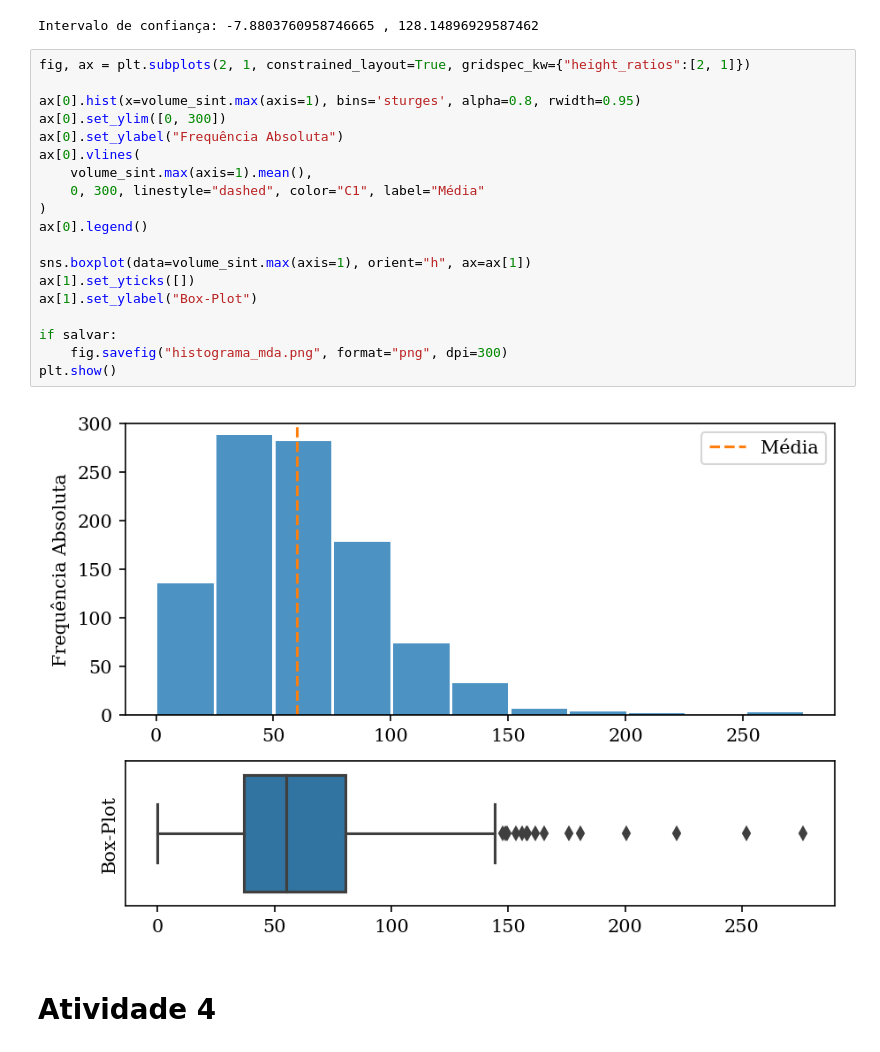
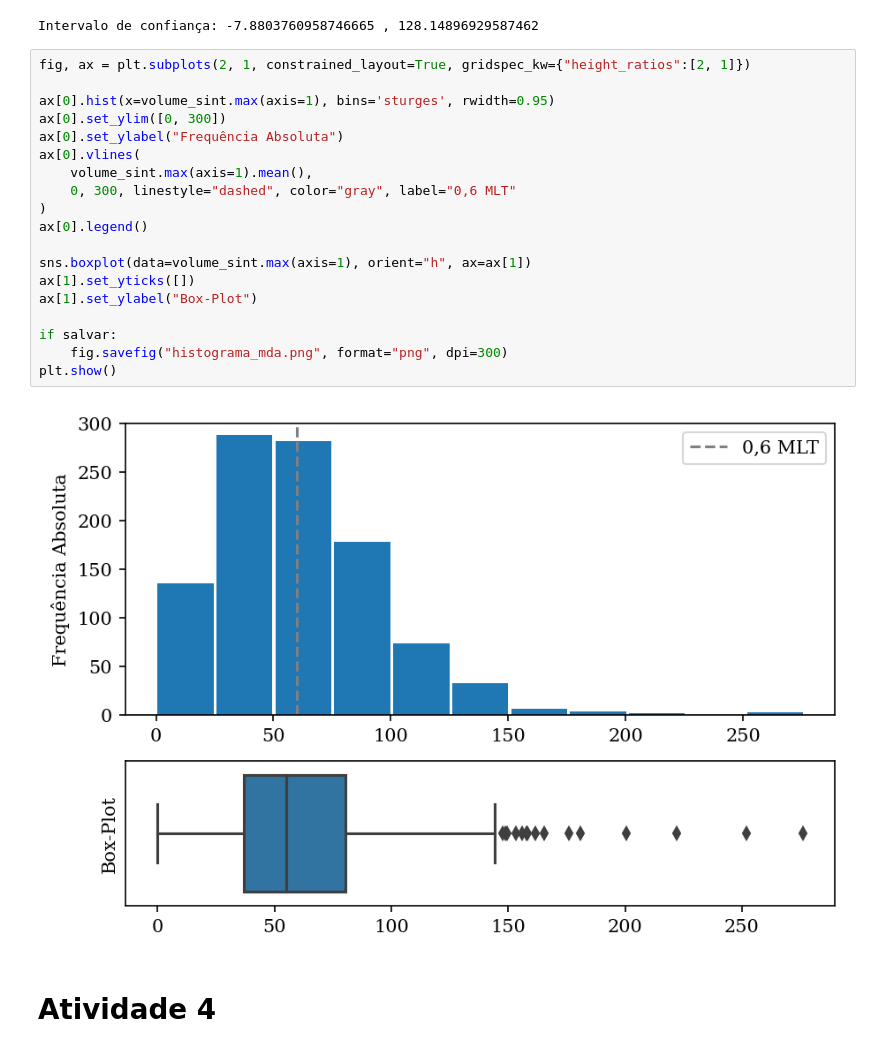
Before and after one commit to rqaita/stoch-hydro, a Jupyter notebook: atividade_estocástica.ipynb, the cells around one changed output. Drawn from its saved outputs; the diff is of its cells as text.

Commit message:
Atualização no histograma de MDA

```diff
--- a/atividade_estocástica.ipynb
+++ b/atividade_estocástica.ipynb
@@ -667,24 +667,24 @@ Intervalo de confiança: -7.8803760958746665 , 128.14896929587462
 # %%
 fig, ax = plt.subplots(2, 1, constrained_layout=True, gridspec_kw={"height_ratios":[2, 1]})
 
-ax[0].hist(x=volume_sint.max(axis=1), bins='sturges', alpha=0.8, rwidth=0.95)
+ax[0].hist(x=volume_sint.max(axis=1), bins='sturges', rwidth=0.95)
 ax[0].set_ylim([0, 300])
 ax[0].set_ylabel("Frequência Absoluta")
 ax[0].vlines(
     volume_sint.max(axis=1).mean(),
-    0, 300, linestyle="dashed", color="C1", label="Média"
+    0, 300, linestyle="dashed", color="gray", label="0,6 MLT"
 )
 ax[0].legend()
 
 sns.boxplot(data=volume_sint.max(axis=1), orient="h", ax=ax[1])
 ax[1].set_yticks([])
 ax[1].set_ylabel("Box-Plot")
 
 if salvar:
     fig.savefig("histograma_mda.png", format="png", dpi=300)
 plt.show()
 # %% [output]
-[figure, old version]
+[figure, new version]
 # %% [markdown]
 # Atividade 4
 # %% [markdown]
```
Also changed, not shown: parts of 1 cell of this notebook.
